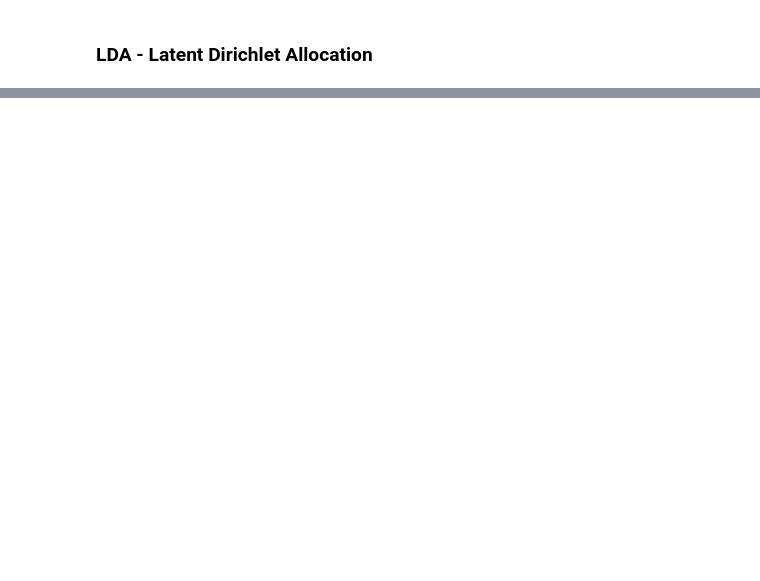
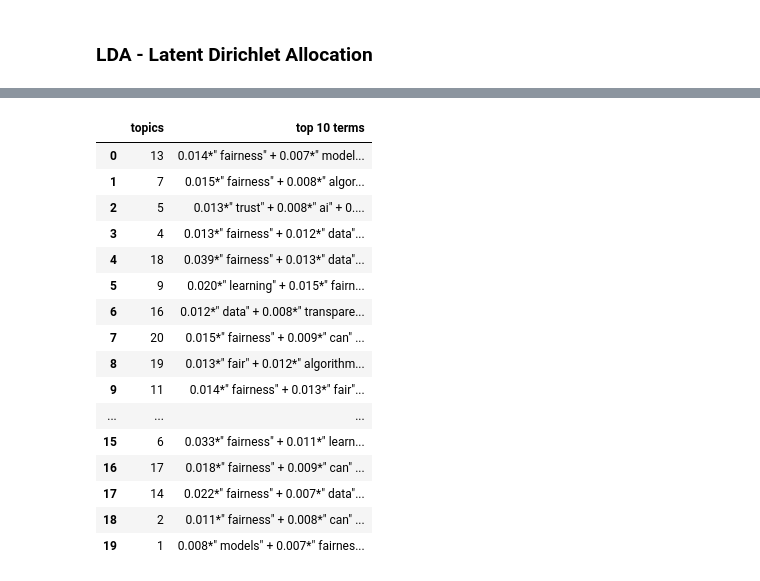
Before and after one commit to dreyjo/info628_Fair-Is, a Jupyter notebook: notebooks/data_preprocessing-topicmodeling_12092021.ipynb, the cells around one changed output, grey strips where cells are left out. Cells and saved outputs as stored; diff of their text form; code cells hidden in the pictures; blank space fills up the shorter version.

```diff
--- a/notebooks/data_preprocessing-topicmodeling_12092021.ipynb
+++ b/notebooks/data_preprocessing-topicmodeling_12092021.ipynb
@@ -208,0 +324,6 @@ data.to_csv('../data/processed_data/csv/processed_primary_data.csv')
+# %%
+#creating abstract dictionary:
+a_dict = corpora.Dictionary(doc_a)
+
+#creating abstract corpus:
+a_corpus = [a_dict.doc2bow(text) for text in doc_a]
@@ -212,0 +442,33 @@ data.to_csv('../data/processed_data/csv/processed_primary_data.csv')
+# %%
+#Abstracts LDA where k=21:
+lda_a_1 = gensim.models.ldamodel.LdaModel(corpus=a_corpus, id2word=a_dict, num_topics=k_1)
+# %%
+#Printing abstract topics where k=21:
+pd.set_option('display.max_rows', None)
+pd.set_option('display.max_columns', None)
+pd.set_option('display.width', None)
+pd.set_option('display.max_colwidth', None)
+
+
+
+abstract_topics = pd.DataFrame(lda_a_1.print_topics(num_words=20))
+abstract_topics.columns = ["topics", "top 10 terms"]
+abstract_topics
+# %% [output]
+|  | topics | top 10 terms |
+| 0 | 13 | 0.014*" fairness" + 0.007*" model... |
+| 1 | 7 | 0.015*" fairness" + 0.008*" algor... |
+| 2 | 5 | 0.013*" trust" + 0.008*" ai" + 0.... |
+| 3 | 4 | 0.013*" fairness" + 0.012*" data"... |
+| 4 | 18 | 0.039*" fairness" + 0.013*" data"... |
+| 5 | 9 | 0.020*" learning" + 0.015*" fairn... |
+| 6 | 16 | 0.012*" data" + 0.008*" transpare... |
+| 7 | 20 | 0.015*" fairness" + 0.009*" can" ... |
+| 8 | 19 | 0.013*" fair" + 0.012*" algorithm... |
+| 9 | 11 | 0.014*" fairness" + 0.013*" fair"... |
+| ... | ... | ... |
+| 15 | 6 | 0.033*" fairness" + 0.011*" learn... |
+| 16 | 17 | 0.018*" fairness" + 0.009*" can" ... |
+| 17 | 14 | 0.022*" fairness" + 0.007*" data"... |
+| 18 | 2 | 0.011*" fairness" + 0.008*" can" ... |
+| 19 | 1 | 0.008*" models" + 0.007*" fairnes... |
```
Also changed, not shown: parts of 53 cells of this notebook, 34 other files.
